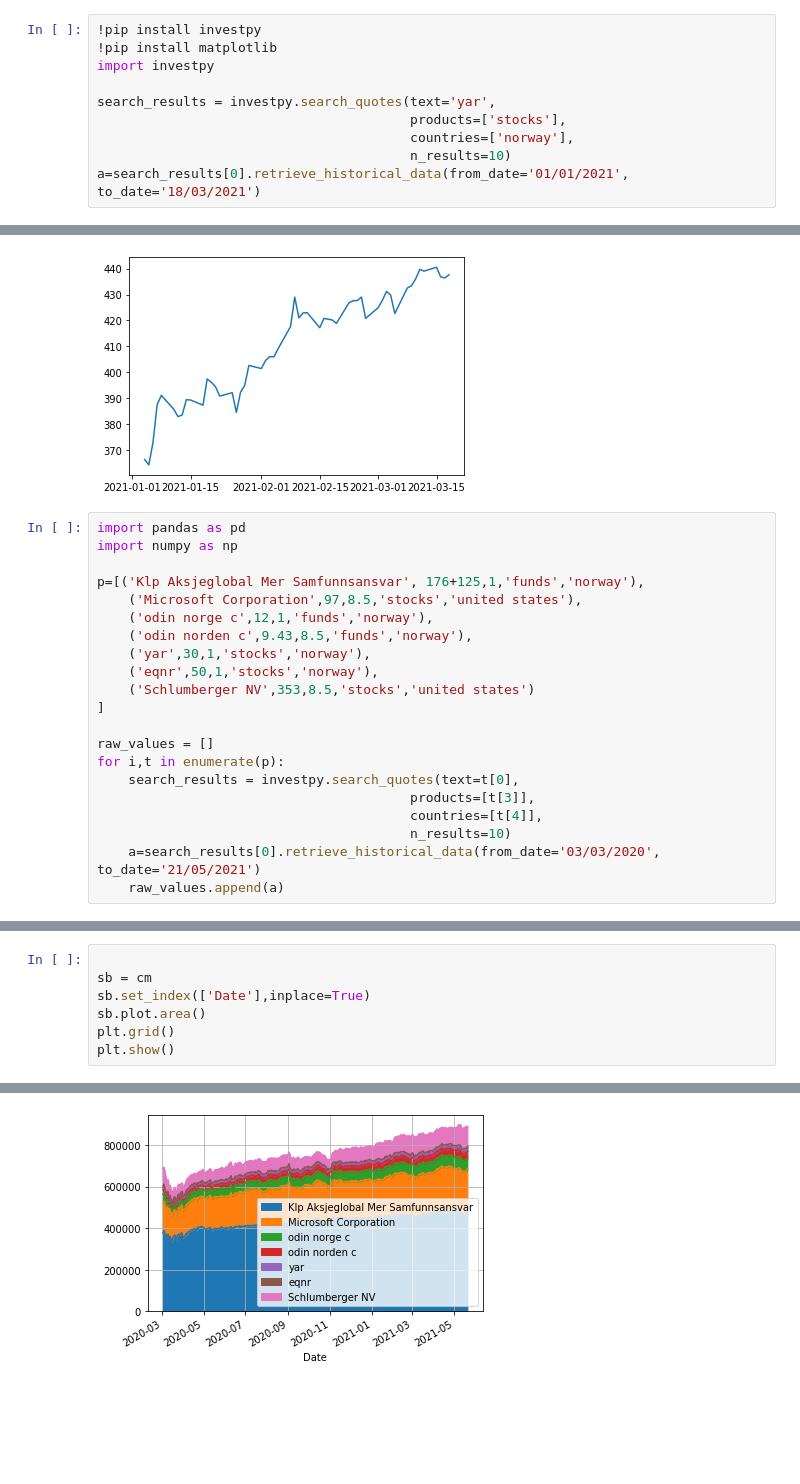
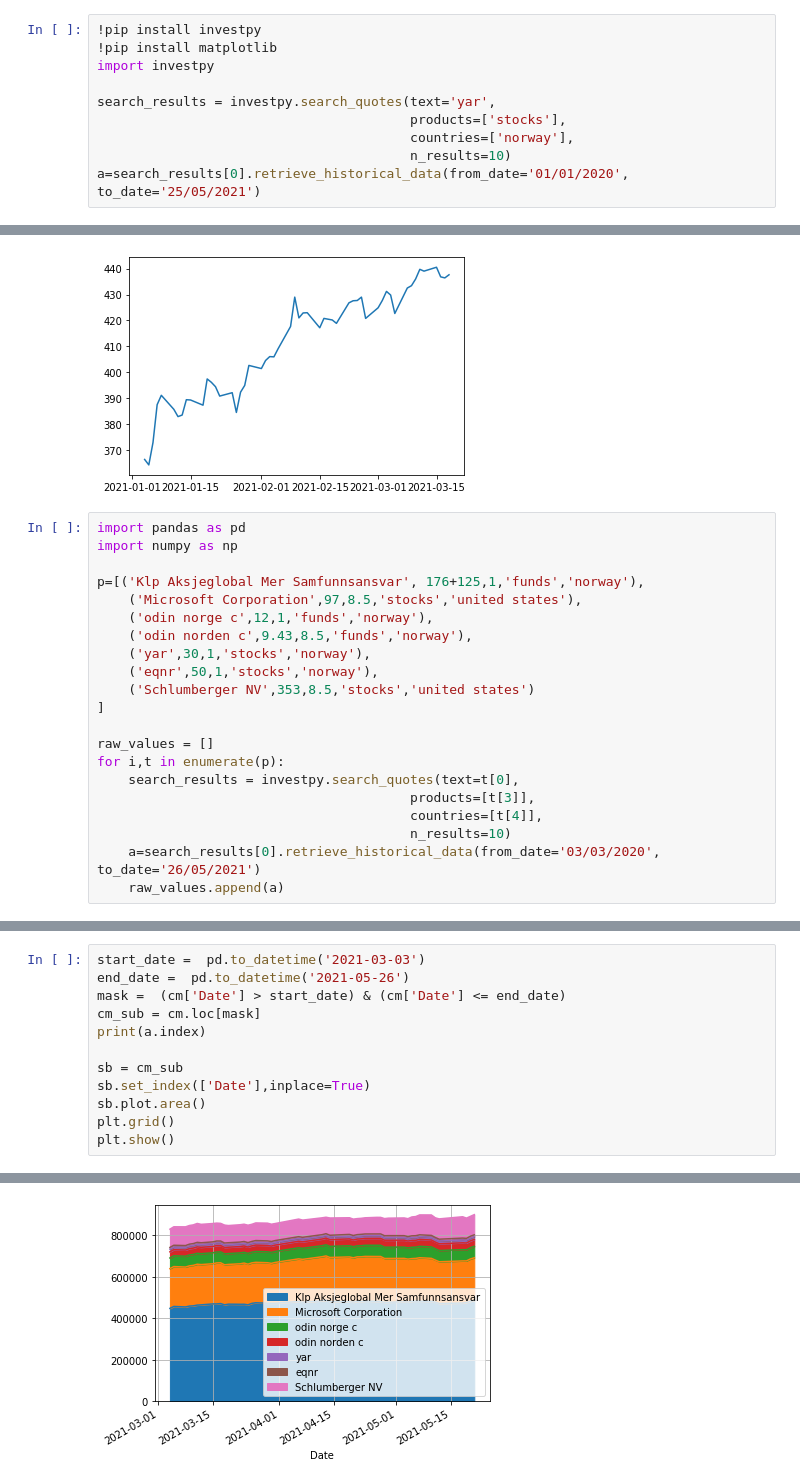
Before and after one commit to ivarbratberg/finans, a Jupyter notebook: finance.ipynb, the cells around one changed output, grey strips where cells are left out. Drawn from its saved outputs; the diff is of its cells as text; blank space fills up the shorter version.

```diff
--- a/finance.ipynb
+++ b/finance.ipynb
@@ -7,5 +7,5 @@ search_results = investpy.search_quotes(text='yar',
                                         products=['stocks'],
                                         countries=['norway'],
                                         n_results=10)
-a=search_results[0].retrieve_historical_data(from_date='01/01/2021', to_date='18/03/2021')
+a=search_results[0].retrieve_historical_data(from_date='01/01/2020', to_date='25/05/2021')
 # %% [output]
@@ -51,7 +51,7 @@ for i,t in enumerate(p):
                                         products=[t[3]],
                                         countries=[t[4]],
                                         n_results=10)
-    a=search_results[0].retrieve_historical_data(from_date='03/03/2020', to_date='21/05/2021')
+    a=search_results[0].retrieve_historical_data(from_date='03/03/2020', to_date='26/05/2021')
     raw_values.append(a)
 # %%
 # Get unique dates
@@ -92,6 +84,11 @@ cm.columns =  col_names # ['a','b','c','d','e','f','g','h']#
 # %%
+start_date =  pd.to_datetime('2021-03-03')
+end_date =  pd.to_datetime('2021-05-26')
+mask =  (cm['Date'] > start_date) & (cm['Date'] <= end_date)
+cm_sub = cm.loc[mask]
+print(a.index)
 
-sb = cm
+sb = cm_sub
 sb.set_index(['Date'],inplace=True)
 sb.plot.area()
 plt.grid()
@@ -100,2 +105,2 @@ plt.show()
-[figure, old version]
+[figure, new version]
 # %%
```
Also changed, not shown: parts of 5 cells of this notebook.
